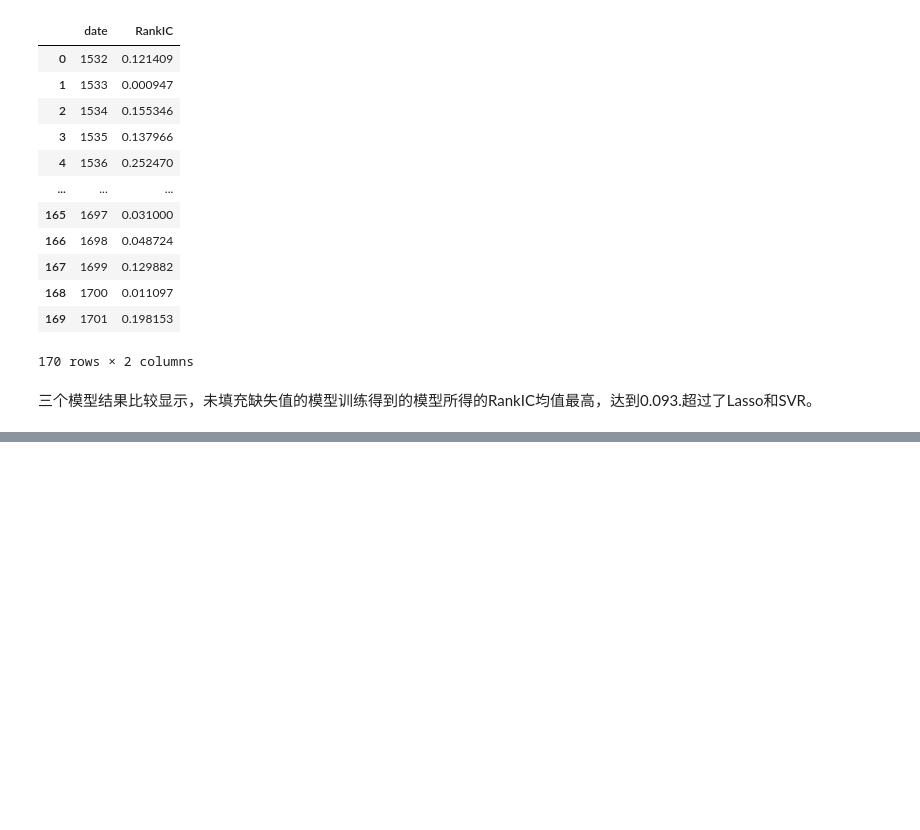
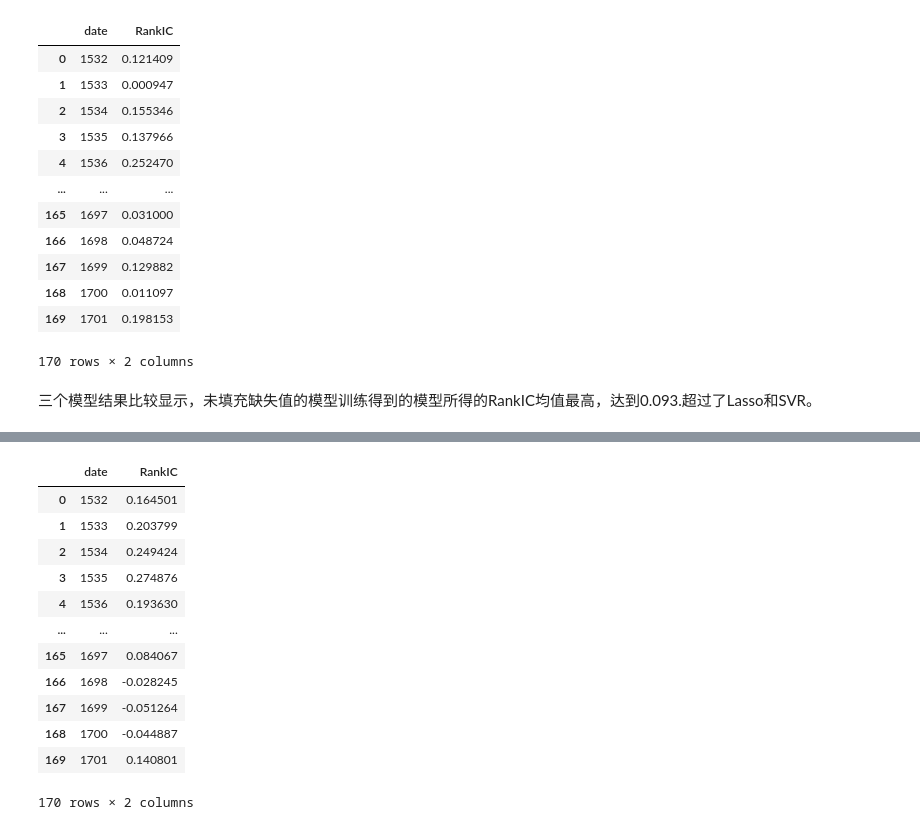
Before and after one commit to chris-obs/ml_practice_2024_April, a Jupyter notebook: model.ipynb, the cells around one changed output, grey strips where cells are left out. Drawn from its saved outputs; the diff is of its cells as text; code cells hidden in the pictures; blank space fills up the shorter version.

```diff
--- a/model.ipynb
+++ b/model.ipynb
@@ -495,0 +500,43 @@ lgb_selected_rankic
+# %%
+def gp_fit(df_train, label):
+    init_function = ('add', 'sub', 'mul', 'div', 'sqrt', 'log', 'abs', 'neg', 'inv', 'max', 'min', 'sin', 'cos', 'tan')
+    regressor = genetic.SymbolicRegressor(
+                                        population_size=1000,
+                                        metric='spearman',
+                                        generations=3,
+                                        tournament_size=20,
+                                        parsimony_coefficient=0.0005,
+                                        p_crossover=0.7,
+                                        p_subtree_mutation=0.05,
+                                        p_hoist_mutation=0.05,
+                                        p_point_mutation=0.05,
+                                        p_point_replace=0.05,
+                                        function_set=init_function,
+                                        max_samples=0.9,
+                                        verbose=1,
+                                        const_range=(-1, 1),
+                                        feature_names=list(df_train.columns),
+                                        n_jobs=10,
+                                        random_state=int(time.time())
+                                       )
+
+    regressor.fit(df_train, label)
+    print(regressor)
+    print(regressor._program.raw_fitness_)
+    return regressor
+# %%
+start_time = datetime.now()
+print("开始时间为:", start_time)
+
+# 创建 遗传编程回归 模型 并训练
+SymbolicRegressor_model = gp_fit(X_train_filled_cleaned.iloc[:, 2:], y_train)
+
+# 在验证集上评估模型
+SymbolicRegressor_rankic, SymbolicRegressor_valid_df = model_function.evaluate(SymbolicRegressor_model, X_valid_filled_cleaned, y_valid)
+
+# 预测测试集
+SymbolicRegressor_test_result = model_function.perform_pred(SymbolicRegressor_model, X_test_filled_cleaned)
+
+end_time = datetime.now()
+print("结束时间为:", end_time)
+print("处理时间为：", end_time - start_time)
@@ -495,0 +560,16 @@ lgb_selected_rankic
+# %%
+SymbolicRegressor_rankic
+# %% [output]
+|  | date | RankIC |
+| 0 | 1532 | 0.164501 |
+| 1 | 1533 | 0.203799 |
+| 2 | 1534 | 0.249424 |
+| 3 | 1535 | 0.274876 |
+| 4 | 1536 | 0.193630 |
+| ... | ... | ... |
+| 165 | 1697 | 0.084067 |
+| 166 | 1698 | -0.028245 |
+| 167 | 1699 | -0.051264 |
+| 168 | 1700 | -0.044887 |
+| 169 | 1701 | 0.140801 |
+170 rows × 2 columns
```
Also changed, not shown: parts of 4 cells of this notebook, 9 other files.
